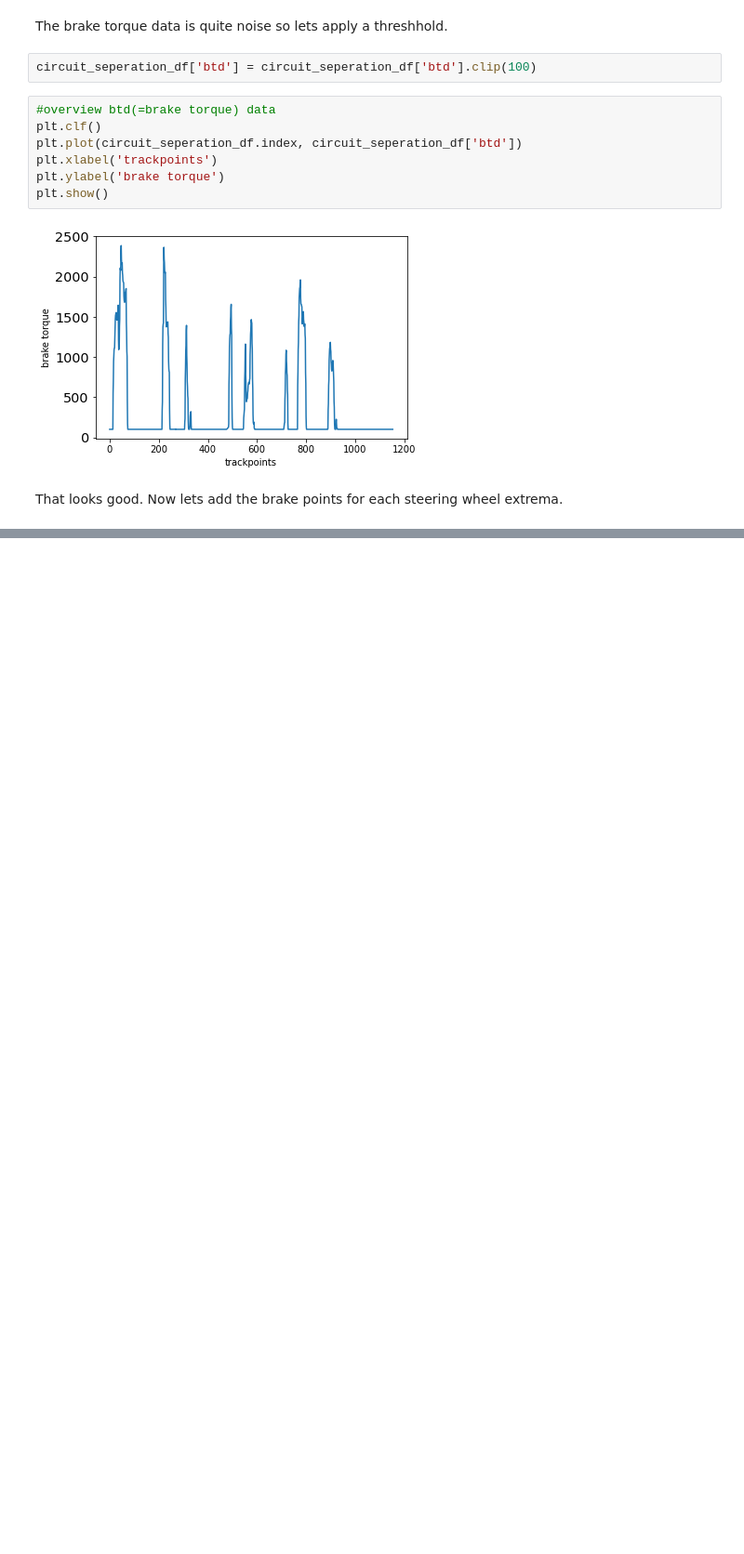
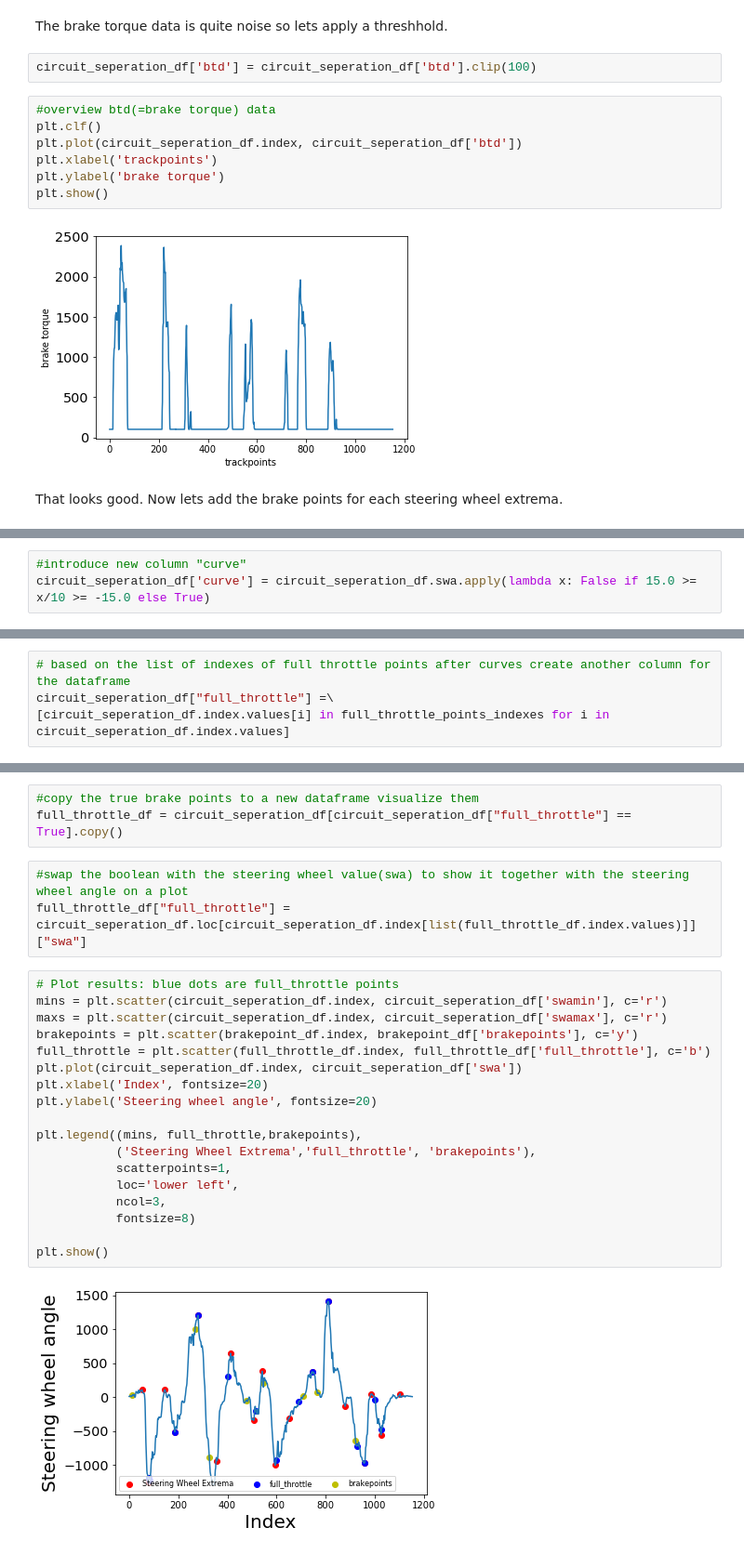
Before and after one commit to Johannes0Horn/Race-Data-Analysis, a Jupyter notebook: Race Data Analysis.ipynb, the cells around one changed output, grey strips where cells are left out. Shown: that part at 93% size. Saved outputs shown, nothing was run; the diff lists cells and outputs as text; blank space fills up the shorter version.

```diff
--- a/Race Data Analysis.ipynb
+++ b/Race Data Analysis.ipynb
@@ -515,0 +673,3 @@ That looks good. Now lets add the brake points for each steering wheel extrema.
+# %%
+#introduce new column "curve"
+circuit_seperation_df['curve'] = circuit_seperation_df.swa.apply(lambda x: False if 15.0 >= x/10 >= -15.0 else True)
@@ -515,0 +717,4 @@ That looks good. Now lets add the brake points for each steering wheel extrema.
+# %%
+# based on the list of indexes of full throttle points after curves create another column for the dataframe
+circuit_seperation_df["full_throttle"] =\
+[circuit_seperation_df.index.values[i] in full_throttle_points_indexes for i in circuit_seperation_df.index.values]
@@ -515,0 +737,26 @@ That looks good. Now lets add the brake points for each steering wheel extrema.
+# %%
+#copy the true brake points to a new dataframe visualize them
+full_throttle_df = circuit_seperation_df[circuit_seperation_df["full_throttle"] == True].copy()
+# %%
+#swap the boolean with the steering wheel value(swa) to show it together with the steering wheel angle on a plot
+full_throttle_df["full_throttle"] = circuit_seperation_df.loc[circuit_seperation_df.index[list(full_throttle_df.index.values)]]["swa"]
+# %%
+# Plot results: blue dots are full_throttle points
+mins = plt.scatter(circuit_seperation_df.index, circuit_seperation_df['swamin'], c='r')
+maxs = plt.scatter(circuit_seperation_df.index, circuit_seperation_df['swamax'], c='r')
+brakepoints = plt.scatter(brakepoint_df.index, brakepoint_df['brakepoints'], c='y')
+full_throttle = plt.scatter(full_throttle_df.index, full_throttle_df['full_throttle'], c='b')
+plt.plot(circuit_seperation_df.index, circuit_seperation_df['swa'])
+plt.xlabel('Index', fontsize=20)
+plt.ylabel('Steering wheel angle', fontsize=20)
+
+plt.legend((mins, full_throttle,brakepoints),
+           ('Steering Wheel Extrema','full_throttle', 'brakepoints'),
+           scatterpoints=1,
+           loc='lower left',
+           ncol=3,
+           fontsize=8)
+
+plt.show()
+# %% [output]
+[figure, added]
```
Also changed, not shown: parts of 31 cells of this notebook.
